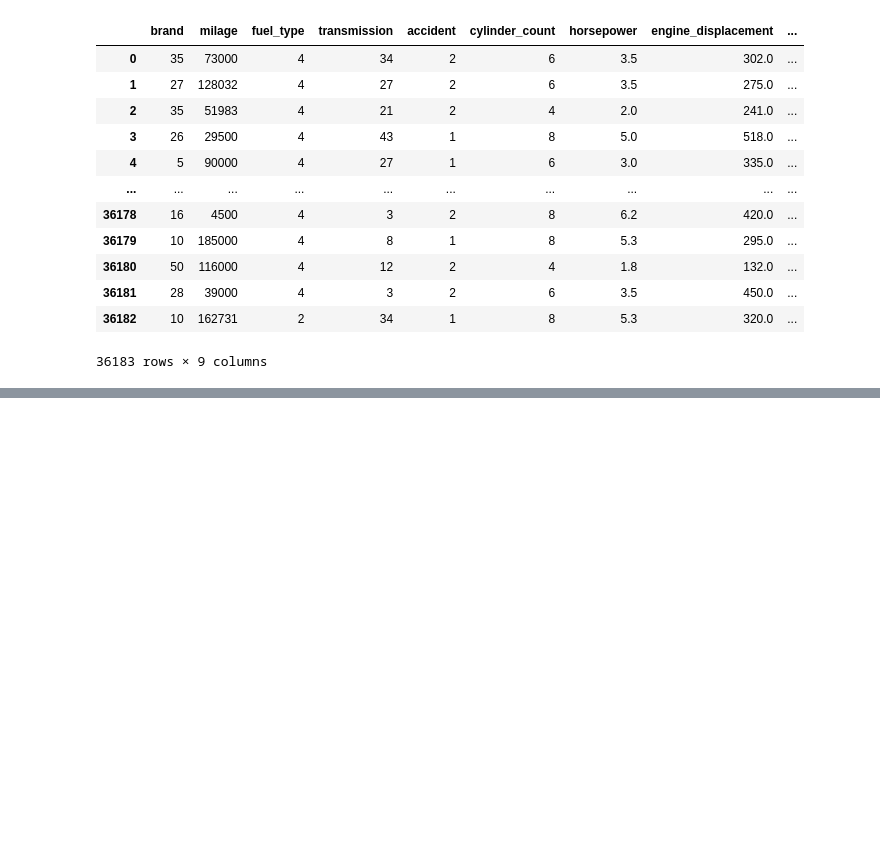
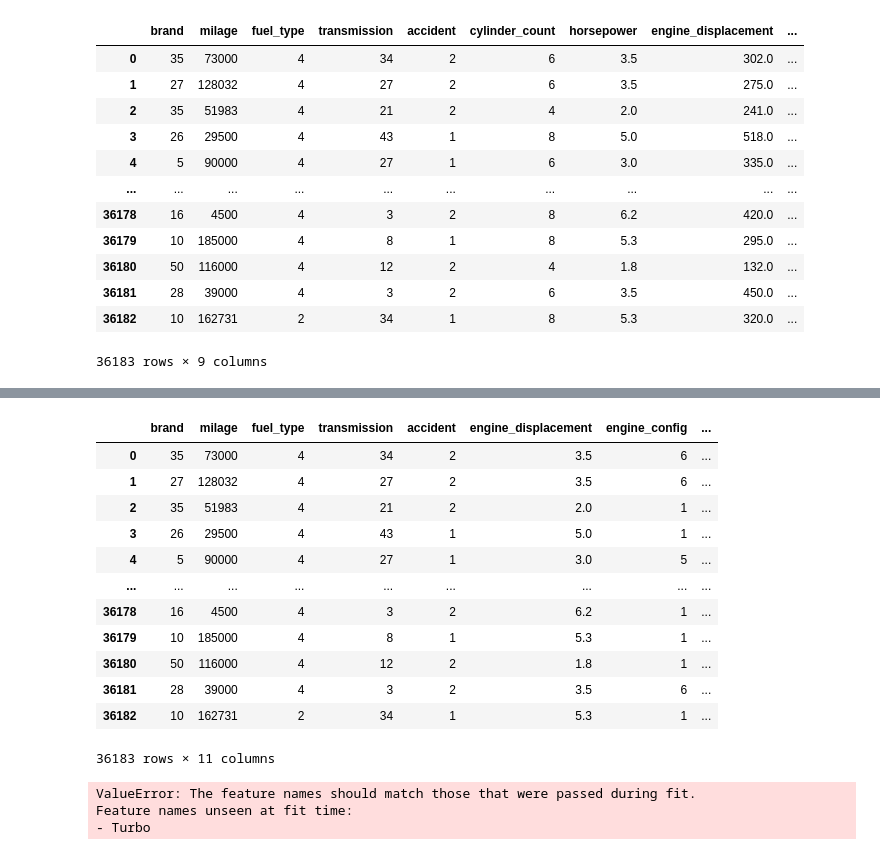
Before and after one commit to othnielche/KaggleX-Skill-Assessment-Challenge-2024, a Jupyter notebook: KaggleX challenge.ipynb, the cells around one changed output, grey strips where cells are left out. Drawn from its saved outputs; the diff is of its cells as text; code cells hidden in the pictures; blank space fills up the shorter version.

```diff
--- a/KaggleX challenge.ipynb
+++ b/KaggleX challenge.ipynb
@@ -2636,0 +2674,39 @@ Name: count, Length: 1061, dtype: int64
+# %%
+test
+# %% [output]
+|  | brand | milage | fuel_type | transmission | accident | engine_displacement | engine_config | ... |
+| 0 | 35 | 73000 | 4 | 34 | 2 | 3.5 | 6 | ... |
+| 1 | 27 | 128032 | 4 | 27 | 2 | 3.5 | 6 | ... |
+| 2 | 35 | 51983 | 4 | 21 | 2 | 2.0 | 1 | ... |
+| 3 | 26 | 29500 | 4 | 43 | 1 | 5.0 | 1 | ... |
+| 4 | 5 | 90000 | 4 | 27 | 1 | 3.0 | 5 | ... |
+| ... | ... | ... | ... | ... | ... | ... | ... | ... |
+| 36178 | 16 | 4500 | 4 | 3 | 2 | 6.2 | 1 | ... |
+| 36179 | 10 | 185000 | 4 | 8 | 1 | 5.3 | 1 | ... |
+| 36180 | 50 | 116000 | 4 | 12 | 2 | 1.8 | 1 | ... |
+| 36181 | 28 | 39000 | 4 | 3 | 2 | 3.5 | 6 | ... |
+| 36182 | 10 | 162731 | 2 | 34 | 1 | 5.3 | 1 | ... |
+36183 rows × 11 columns
+# %%
+# Trying Using a polynomial regressor model
+from sklearn.preprocessing import PolynomialFeatures
+
+poly = PolynomialFeatures(degree=3)
+tain_poly = poly.fit_transform(X)
+test_poly = poly.transform(test)
+
+rf = RandomForestRegressor(n_jobs=-1, random_state=42)
+grid_search = GridSearchCV(estimator=rf,
+                           cv=5,
+                           param_grid=hyper_parameters,
+                           scoring='neg_mean_squared_error',
+                           )
+
+# Create the polynomial regressor
+poly_reg = grid_search
+# Fit the model
+poly_reg.fit(tain_poly, y)
+# %% [output]
+ValueError: The feature names should match those that were passed during fit.
+Feature names unseen at fit time:
+- Turbo
```
Also changed, not shown: parts of 10 cells of this notebook, 1 other file.
